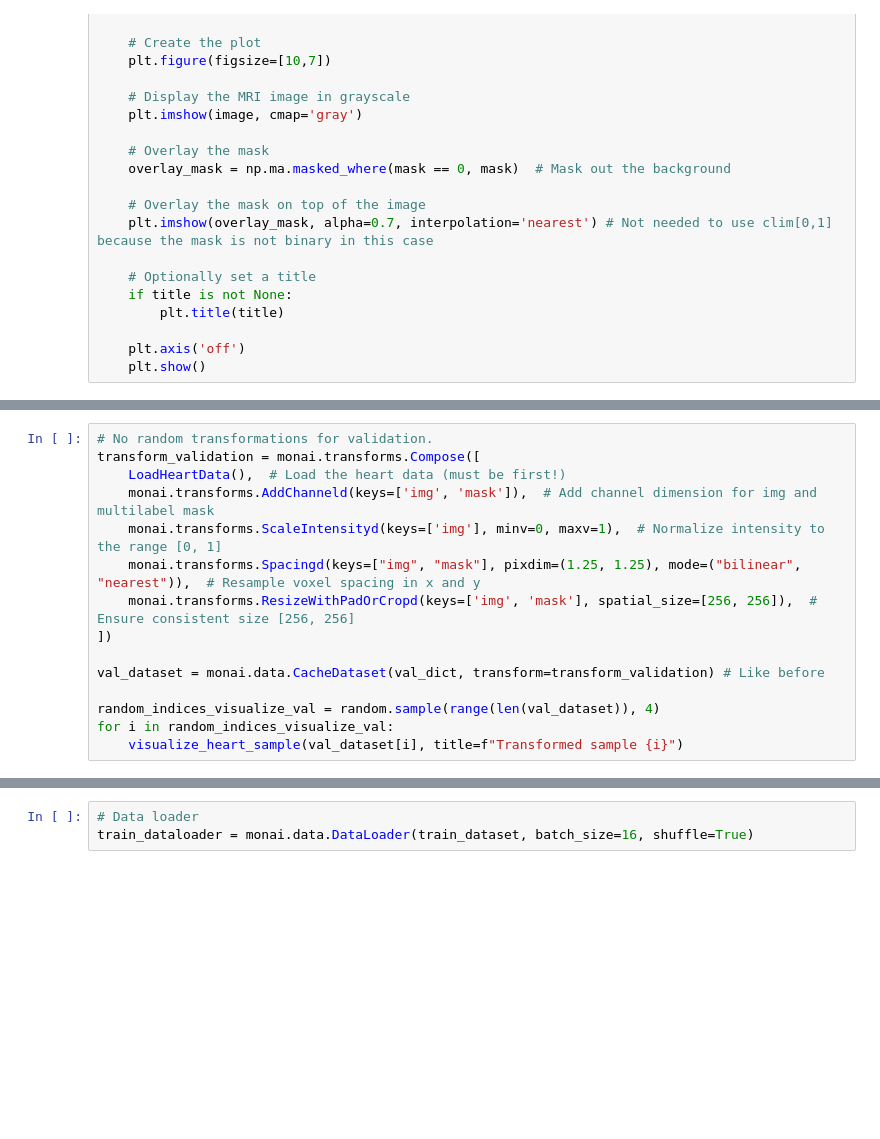
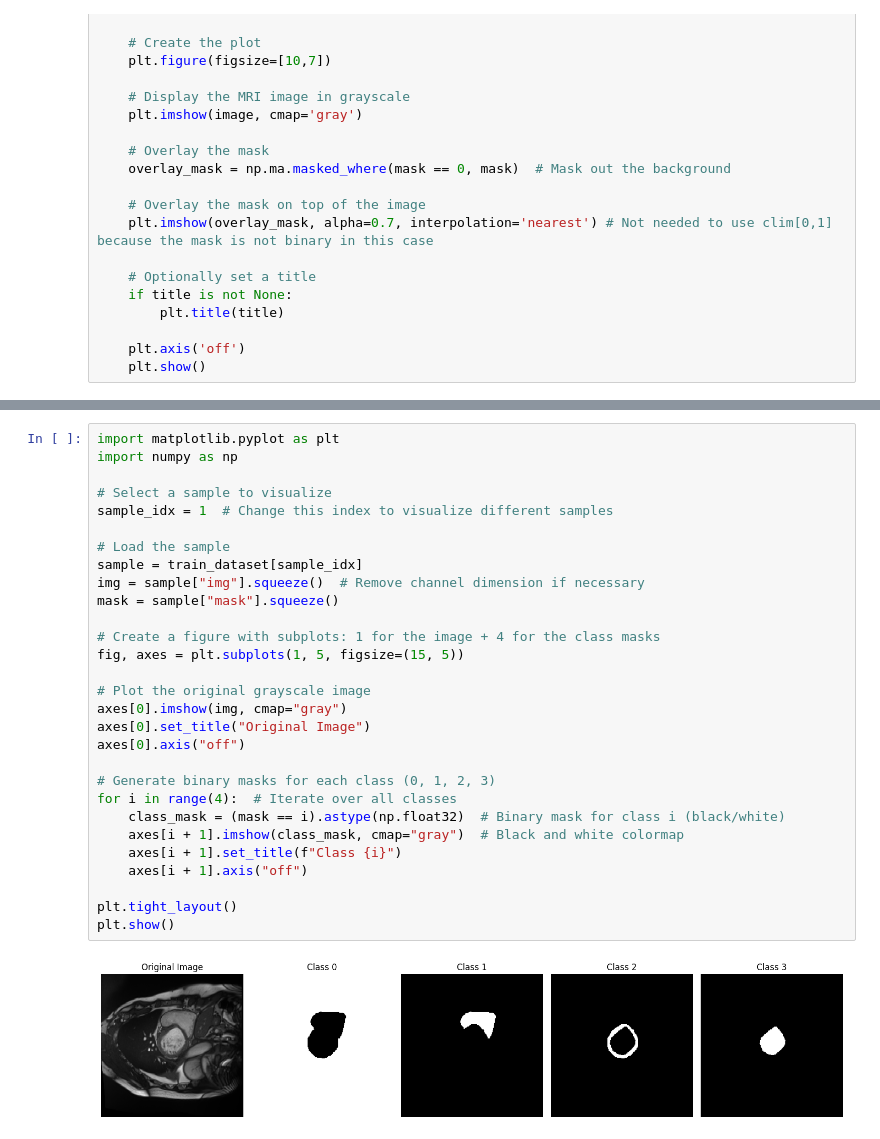
Before and after one commit to KarlijnLeussink/DLMIA, a Jupyter notebook: Script.ipynb, the cells around one changed output, grey strips where cells are left out. Drawn from its saved outputs; the diff is of its cells as text; blank space fills up the shorter version.

```diff
--- a/Script.ipynb
+++ b/Script.ipynb
@@ -241,15 +444,0 @@ for i in random_indices_visualize:
-# %%
-# No random transformations for validation.
-transform_validation = monai.transforms.Compose([
-    LoadHeartData(),  # Load the heart data (must be first!)
-    monai.transforms.AddChanneld(keys=['img', 'mask']),  # Add channel dimension for img and multilabel mask
-    monai.transforms.ScaleIntensityd(keys=['img'], minv=0, maxv=1),  # Normalize intensity to the range [0, 1]
-    monai.transforms.Spacingd(keys=["img", "mask"], pixdim=(1.25, 1.25), mode=("bilinear", "nearest")),  # Resample voxel spacing in x and y
-    monai.transforms.ResizeWithPadOrCropd(keys=['img', 'mask'], spatial_size=[256, 256]),  # Ensure consistent size [256, 256]
-])
-
-val_dataset = monai.data.CacheDataset(val_dict, transform=transform_validation) # Like before
-
-random_indices_visualize_val = random.sample(range(len(val_dataset)), 4)
-for i in random_indices_visualize_val:
-    visualize_heart_sample(val_dataset[i], title=f"Transformed sample {i}")
@@ -261,3 +445,31 @@ for i in random_indices_visualize_val:
-# %%
-# Data loader
-train_dataloader = monai.data.DataLoader(train_dataset, batch_size=16, shuffle=True)
+# %%
+import matplotlib.pyplot as plt
+import numpy as np
+
+# Select a sample to visualize
+sample_idx = 1  # Change this index to visualize different samples
+
+# Load the sample
+sample = train_dataset[sample_idx]
+img = sample["img"].squeeze()  # Remove channel dimension if necessary
+mask = sample["mask"].squeeze()
+
+# Create a figure with subplots: 1 for the image + 4 for the class masks
+fig, axes = plt.subplots(1, 5, figsize=(15, 5))
+
+# Plot the original grayscale image
+axes[0].imshow(img, cmap="gray")
+axes[0].set_title("Original Image")
+axes[0].axis("off")
+
+# Generate binary masks for each class (0, 1, 2, 3)
+for i in range(4):  # Iterate over all classes
+    class_mask = (mask == i).astype(np.float32)  # Binary mask for class i (black/white)
+    axes[i + 1].imshow(class_mask, cmap="gray")  # Black and white colormap
+    axes[i + 1].set_title(f"Class {i}")
+    axes[i + 1].axis("off")
+
+plt.tight_layout()
+plt.show()
+# %% [output]
+[figure, added]
```
Also changed, not shown: parts of 19 cells of this notebook.
